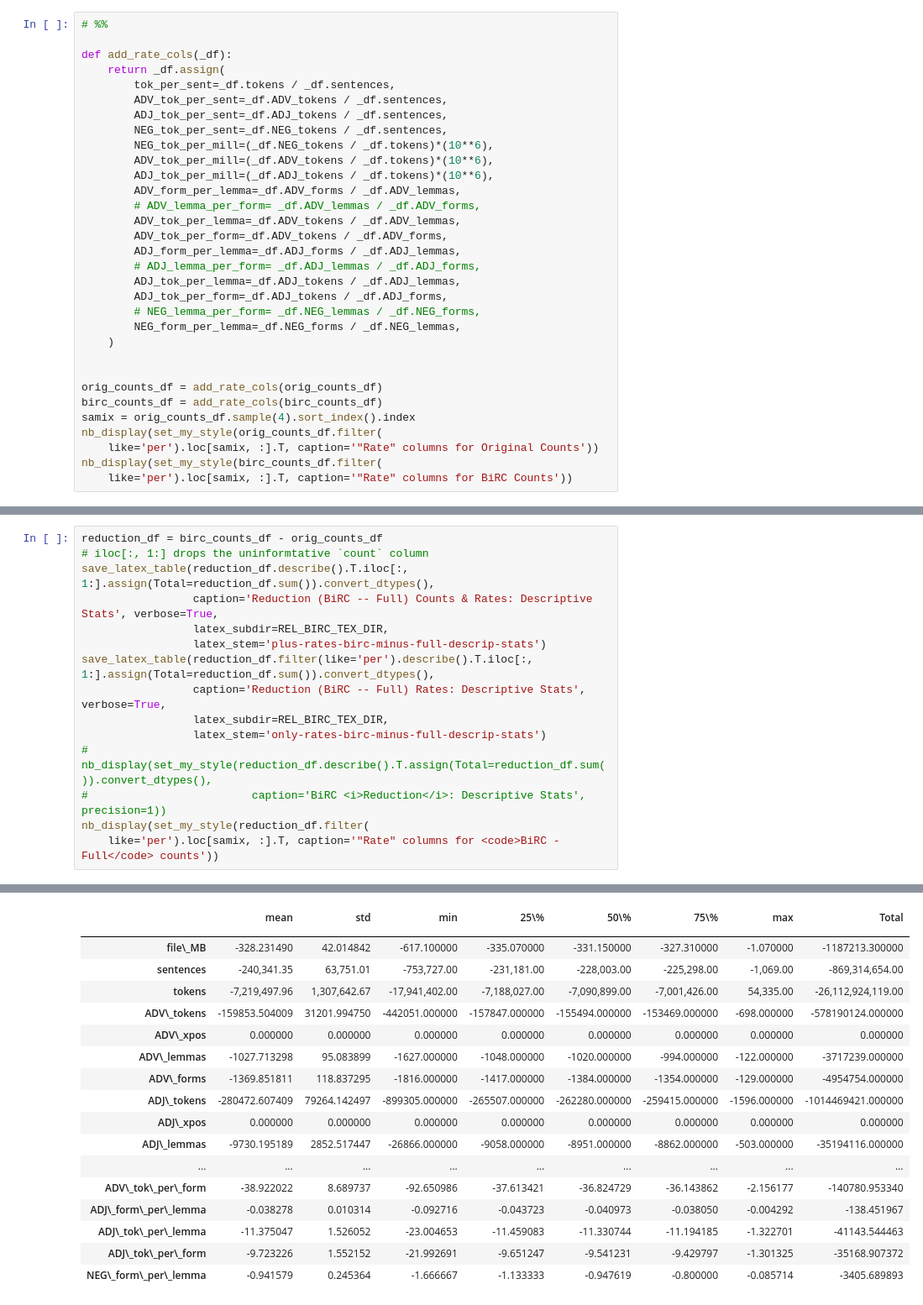
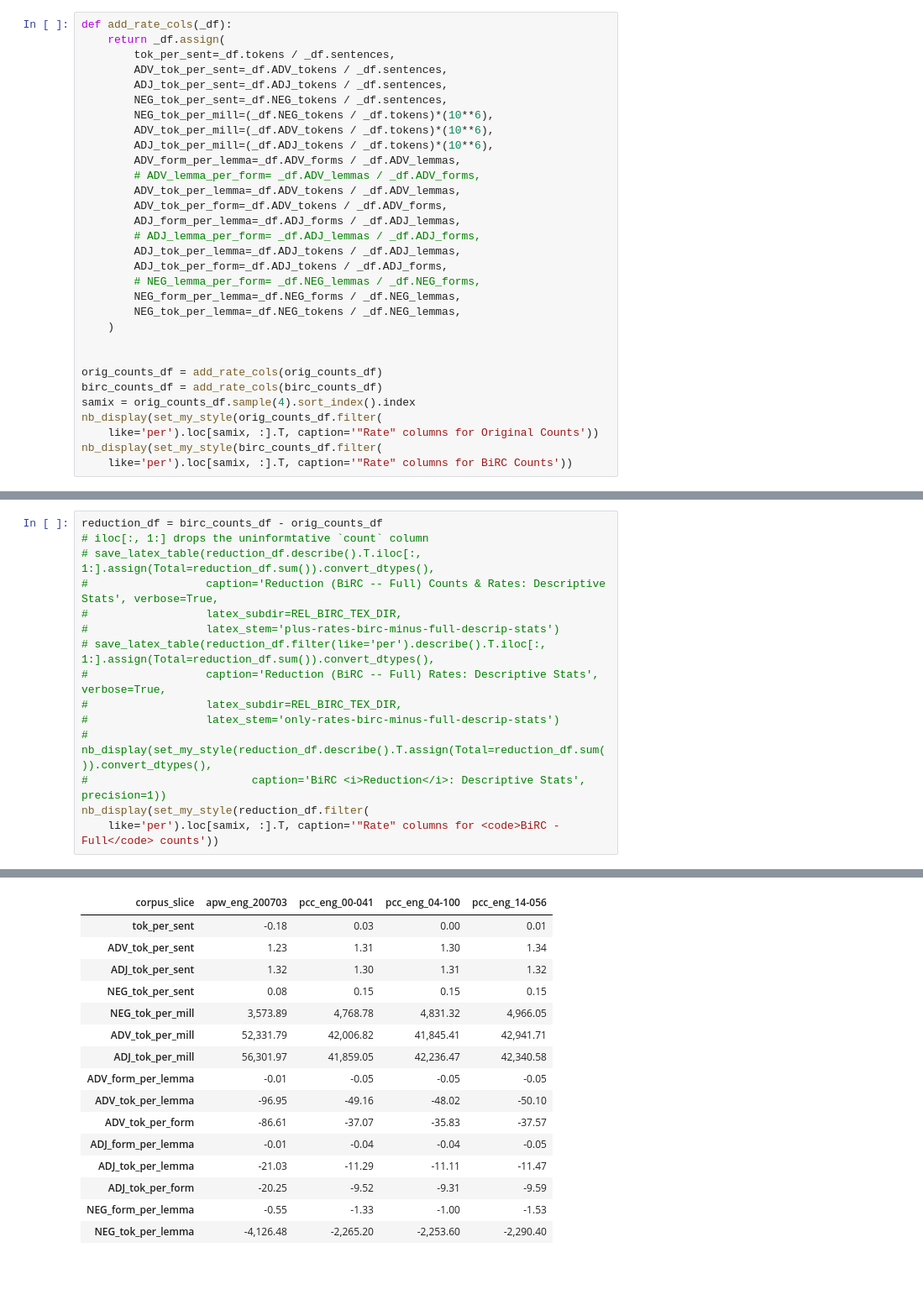
Before and after one commit to AndreaTheLinguist/sanpi, a Jupyter notebook: notebooks/BiRCvsOriginal_stats.2025-02-17.ipynb, the cells around one changed output, grey strips where cells are left out. Shown at 84% size. Saved outputs shown, nothing was run; the diff lists cells and outputs as text; blank space fills up the shorter version.

```diff
--- a/notebooks/BiRCvsOriginal_stats.2025-02-17.ipynb
+++ b/notebooks/BiRCvsOriginal_stats.2025-02-17.ipynb
@@ -393,6 +395,4 @@ PosixPath('/share/compling/projects/arh234/OverleafDissertex/assets/tables/ch6/B
 # %%
-# %%
-
 def add_rate_cols(_df):
     return _df.assign(
         tok_per_sent=_df.tokens / _df.sentences,
@@ -412,6 +412,7 @@ def add_rate_cols(_df):
         ADJ_tok_per_form=_df.ADJ_tokens / _df.ADJ_forms,
         # NEG_lemma_per_form= _df.NEG_lemmas / _df.NEG_forms,
         NEG_form_per_lemma=_df.NEG_forms / _df.NEG_lemmas,
+        NEG_tok_per_lemma=_df.NEG_tokens / _df.NEG_lemmas,
     )
 
 
@@ -569,14 +610,14 @@ PosixPath('/share/compling/projects/arh234/OverleafDissertex/assets/tables/ch6/B
 # %%
 reduction_df = birc_counts_df - orig_counts_df
 # iloc[:, 1:] drops the uninformtative `count` column
-save_latex_table(reduction_df.describe().T.iloc[:, 1:].assign(Total=reduction_df.sum()).convert_dtypes(),
-                 caption='Reduction (BiRC -- Full) Counts & Rates: Descriptive Stats', verbose=True,
-                 latex_subdir=REL_BIRC_TEX_DIR,
-                 latex_stem='plus-rates-birc-minus-full-descrip-stats')
-save_latex_table(reduction_df.filter(like='per').describe().T.iloc[:, 1:].assign(Total=reduction_df.sum()).convert_dtypes(),
-                 caption='Reduction (BiRC -- Full) Rates: Descriptive Stats', verbose=True,
-                 latex_subdir=REL_BIRC_TEX_DIR,
-                 latex_stem='only-rates-birc-minus-full-descrip-stats')
+# save_latex_table(reduction_df.describe().T.iloc[:, 1:].assign(Total=reduction_df.sum()).convert_dtypes(),
+#                  caption='Reduction (BiRC -- Full) Counts & Rates: Descriptive Stats', verbose=True,
+#                  latex_subdir=REL_BIRC_TEX_DIR,
+#                  latex_stem='plus-rates-birc-minus-full-descrip-stats')
+# save_latex_table(reduction_df.filter(like='per').describe().T.iloc[:, 1:].assign(Total=reduction_df.sum()).convert_dtypes(),
+#                  caption='Reduction (BiRC -- Full) Rates: Descriptive Stats', verbose=True,
+#                  latex_subdir=REL_BIRC_TEX_DIR,
+#                  latex_stem='only-rates-birc-minus-full-descrip-stats')
 # nb_display(set_my_style(reduction_df.describe().T.assign(Total=reduction_df.sum()).convert_dtypes(),
 #                         caption='BiRC <i>Reduction</i>: Descriptive Stats', precision=1))
 nb_display(set_my_style(reduction_df.filter(
@@ -586,18 +627,16 @@ Caption: Reduction (BiRC -- Full) Counts & Rates: Descriptive Stats
-|  | mean | std | min | 25\% | 50\% | 75\% | max | Total |
-|  |  |  |  |  |  |  |  |  |
-| file\_MB | -328.231490 | 42.014842 | -617.100000 | -335.070000 | -331.150000 | -327.310000 | -1.070000 | -1187213.300000 |
-| sentences | -240,341.35 | 63,751.01 | -753,727.00 | -231,181.00 | -228,003.00 | -225,298.00 | -1,069.00 | -869,314,654.00 |
-| tokens | -7,219,497.96 | 1,307,642.67 | -17,941,402.00 | -7,188,027.00 | -7,090,899.00 | -7,001,426.00 | 54,335.00 | -26,112,924,119.00 |
-| ADV\_tokens | -159853.504009 | 31201.994750 | -442051.000000 | -157847.000000 | -155494.000000 | -153469.000000 | -698.000000 | -578190124.000000 |
-| ADV\_xpos | 0.000000 | 0.000000 | 0.000000 | 0.000000 | 0.000000 | 0.000000 | 0.000000 | 0.000000 |
-| ADV\_lemmas | -1027.713298 | 95.083899 | -1627.000000 | -1048.000000 | -1020.000000 | -994.000000 | -122.000000 | -3717239.000000 |
-| ADV\_forms | -1369.851811 | 118.837295 | -1816.000000 | -1417.000000 | -1384.000000 | -1354.000000 | -129.000000 | -4954754.000000 |
-| ADJ\_tokens | -280472.607409 | 79264.142497 | -899305.000000 | -265507.000000 | -262280.000000 | -259415.000000 | -1596.000000 | -1014469421.000000 |
-| ADJ\_xpos | 0.000000 | 0.000000 | 0.000000 | 0.000000 | 0.000000 | 0.000000 | 0.000000 | 0.000000 |
-| ADJ\_lemmas | -9730.195189 | 2852.517447 | -26866.000000 | -9058.000000 | -8951.000000 | -8862.000000 | -503.000000 | -35194116.000000 |
-| ... | ... | ... | ... | ... | ... | ... | ... | ... |
-| ADV\_tok\_per\_form | -38.922022 | 8.689737 | -92.650986 | -37.613421 | -36.824729 | -36.143862 | -2.156177 | -140780.953340 |
-| ADJ\_form\_per\_lemma | -0.038278 | 0.010314 | -0.092716 | -0.043723 | -0.040973 | -0.038050 | -0.004292 | -138.451967 |
-| ADJ\_tok\_per\_lemma | -11.375047 | 1.526052 | -23.004653 | -11.459083 | -11.330744 | -11.194185 | -1.322701 | -41143.544463 |
-| ADJ\_tok\_per\_form | -9.723226 | 1.552152 | -21.992691 | -9.651247 | -9.541231 | -9.429797 | -1.301325 | -35168.907372 |
-| NEG\_form\_per\_lemma | -0.941579 | 0.245364 | -1.666667 | -1.133333 | -0.947619 | -0.800000 | -0.085714 | -3405.689893 |
+| corpus_slice | apw_eng_200703 | pcc_eng_00-041 | pcc_eng_04-100 | pcc_eng_14-056 |
+| tok_per_sent | -0.18 | 0.03 | 0.00 | 0.01 |
+| ADV_tok_per_sent | 1.23 | 1.31 | 1.30 | 1.34 |
+| ADJ_tok_per_sent | 1.32 | 1.30 | 1.31 | 1.32 |
+| NEG_tok_per_sent | 0.08 | 0.15 | 0.15 | 0.15 |
+| NEG_tok_per_mill | 3,573.89 | 4,768.78 | 4,831.32 | 4,966.05 |
+| ADV_tok_per_mill | 52,331.79 | 42,006.82 | 41,845.41 | 42,941.71 |
+| ADJ_tok_per_mill | 56,301.97 | 41,859.05 | 42,236.47 | 42,340.58 |
+| ADV_form_per_lemma | -0.01 | -0.05 | -0.05 | -0.05 |
+| ADV_tok_per_lemma | -96.95 | -49.16 | -48.02 | -50.10 |
+| ADV_tok_per_form | -86.61 | -37.07 | -35.83 | -37.57 |
+| ADJ_form_per_lemma | -0.01 | -0.04 | -0.04 | -0.05 |
+| ADJ_tok_per_lemma | -21.03 | -11.29 | -11.11 | -11.47 |
+| ADJ_tok_per_form | -20.25 | -9.52 | -9.31 | -9.59 |
+| NEG_form_per_lemma | -0.55 | -1.33 | -1.00 | -1.53 |
+| NEG_tok_per_lemma | -4,126.48 | -2,265.20 | -2,253.60 | -2,290.40 |
```
Also changed, not shown: parts of 22 cells of this notebook, 1 other file.
